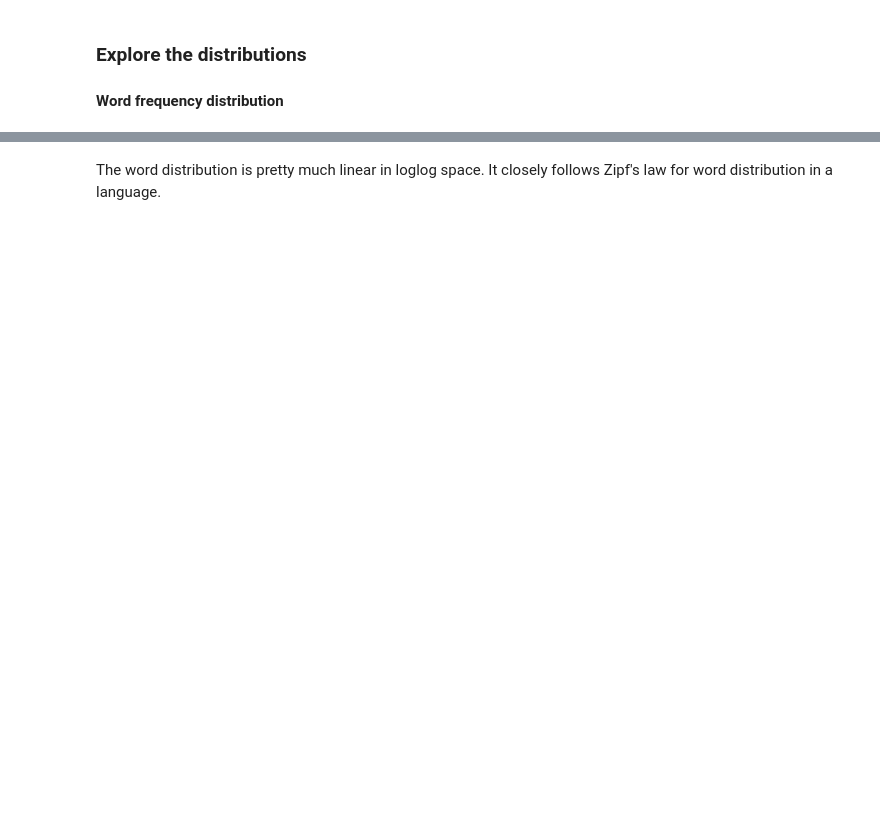
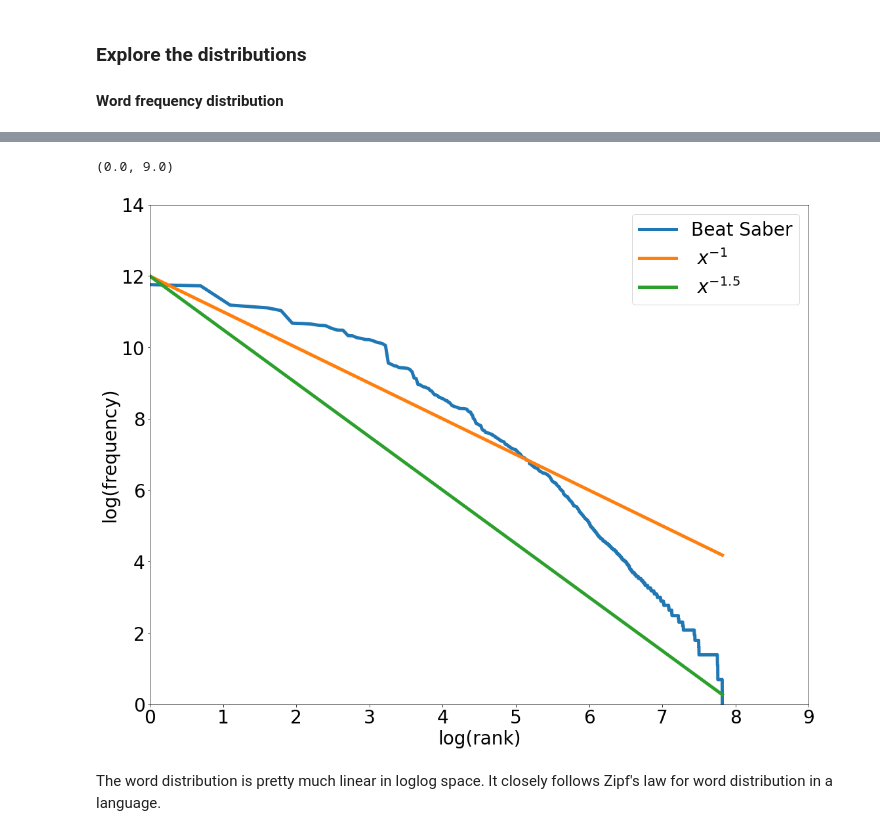
Before and after one commit to ronaldluc/DeepSaber, a Jupyter notebook: research/action_vectors/create_action_embeddings.ipynb, the cells around one changed output, grey strips where cells are left out. Drawn from its saved outputs; the diff is of its cells as text; code cells hidden in the pictures; blank space fills up the shorter version.

```diff
--- a/research/action_vectors/create_action_embeddings.ipynb
+++ b/research/action_vectors/create_action_embeddings.ipynb
@@ -42,0 +37,9 @@ Invalid limit will be ignored.
+# %%
+import numpy as np
+zipf = train.word.value_counts().reset_index()
+zipf.word = np.log(zipf.word)
+zipf.index = np.log(zipf.index + 1)
+zipf = zipf.rename(columns={'word': 'Beat Saber'})
+zipf['$~x^{-1}$'] = 12 - zipf.index
+zipf['$~x^{-1.5}$'] = 12 - zipf.index * 12/8
+zipf.head()
@@ -43,3 +53,15 @@ Invalid limit will be ignored.
+# %%
+import matplotlib.pyplot as plt
+plt.rcParams.update({'font.size': 28})
+
+ax = zipf.plot(figsize=(18, 14), linewidth=5, )
+ax.set_ylabel('log(frequency)')
+ax.set_xlabel('log(rank)')
+ax.set_ylim(0, 14)
+ax.set_xlim(0, 9)
+# %% [output]
+(0.0, 9.0)
+[figure, added]
 # %% [markdown]
 The word distribution is pretty much linear in loglog space. It closely follows Zipf's law for word distribution in a language.
 # %% [markdown]
```
Also changed, not shown: parts of 5 cells of this notebook, 8 other files.
